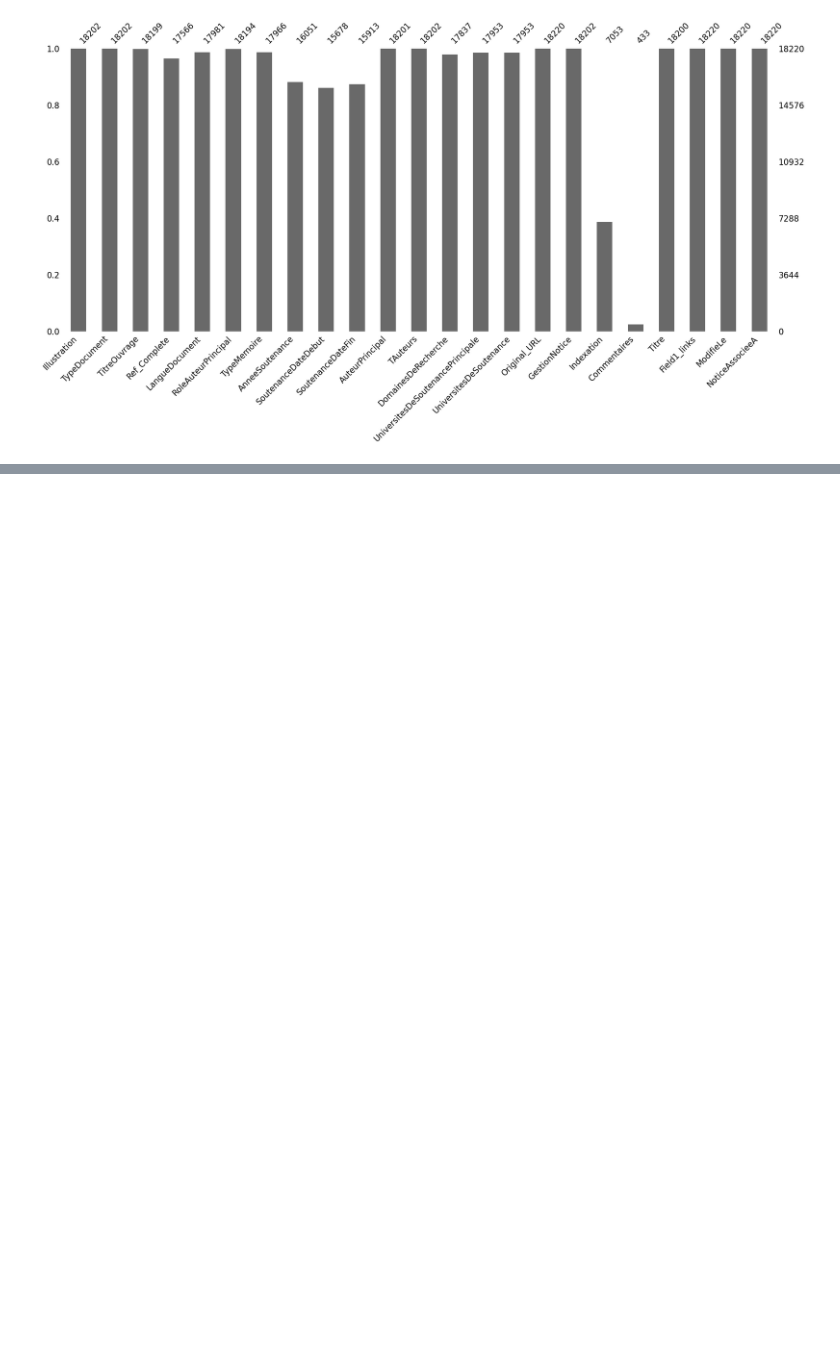
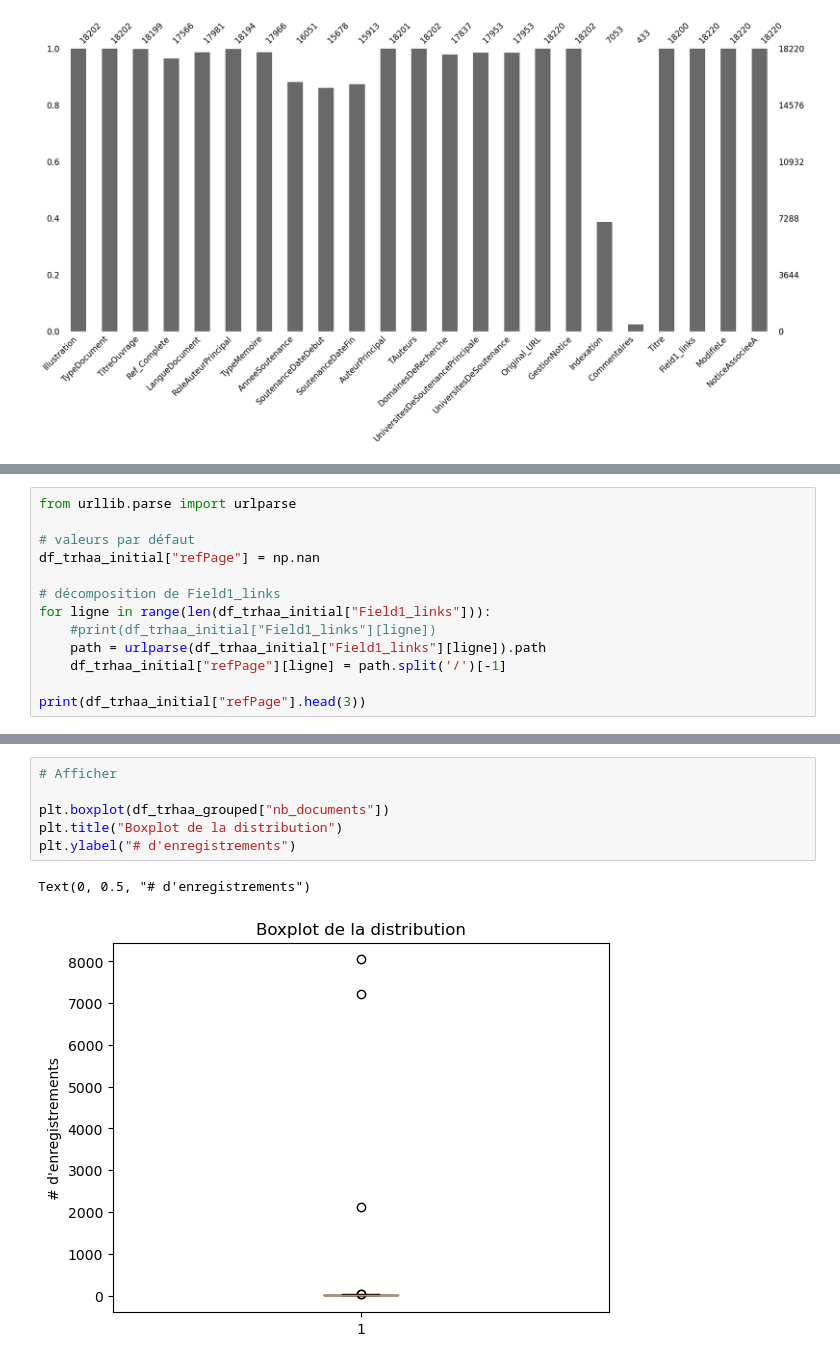
Before and after one commit to RMorana/DU_Data, a Jupyter notebook: trhaa.ipynb, the cells around one changed output, grey strips where cells are left out. Saved outputs shown, nothing was run; the diff lists cells and outputs as text; blank space fills up the shorter version.

```diff
--- a/trhaa.ipynb
+++ b/trhaa.ipynb
@@ -204,0 +348,13 @@ Début: 1969 Fin: 1969
+# %%
+from urllib.parse import urlparse
+
+# valeurs par défaut
+df_trhaa_initial["refPage"] = np.nan
+
+# décomposition de Field1_links
+for ligne in range(len(df_trhaa_initial["Field1_links"])):
+    #print(df_trhaa_initial["Field1_links"][ligne])
+    path = urlparse(df_trhaa_initial["Field1_links"][ligne]).path
+    df_trhaa_initial["refPage"][ligne] = path.split('/')[-1]
+
+print(df_trhaa_initial["refPage"].head(3))
@@ -204,0 +488,9 @@ Début: 1969 Fin: 1969
+# %%
+# Afficher
+
+plt.boxplot(df_trhaa_grouped["nb_documents"])
+plt.title("Boxplot de la distribution")
+plt.ylabel("# d'enregistrements")
+# %% [output]
+Text(0, 0.5, "# d'enregistrements")
+[figure, added]
```
Also changed, not shown: parts of 24 cells of this notebook.
